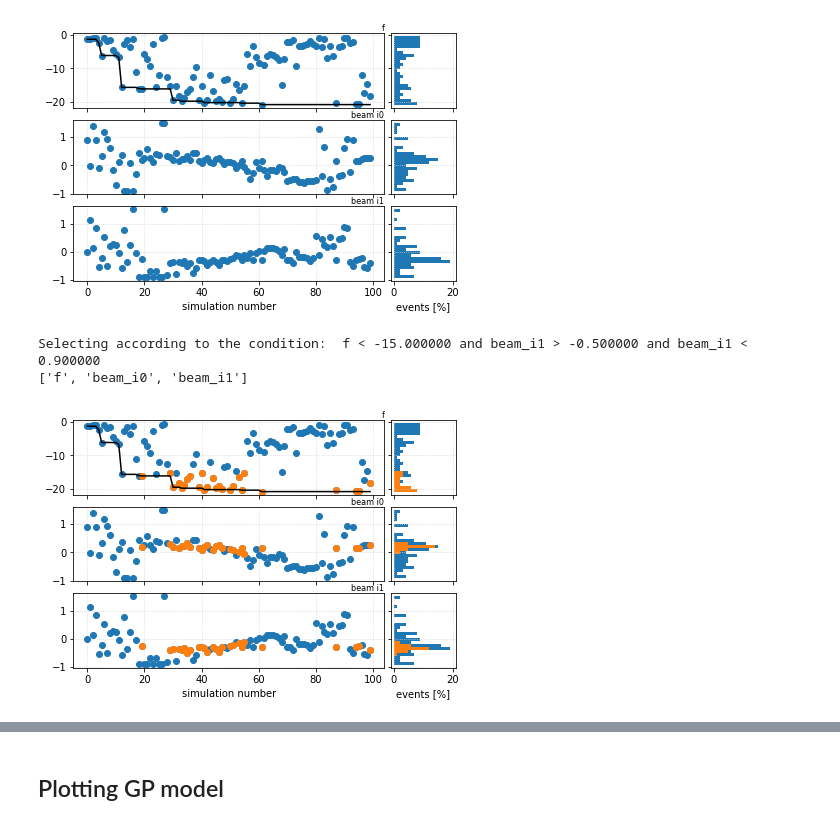
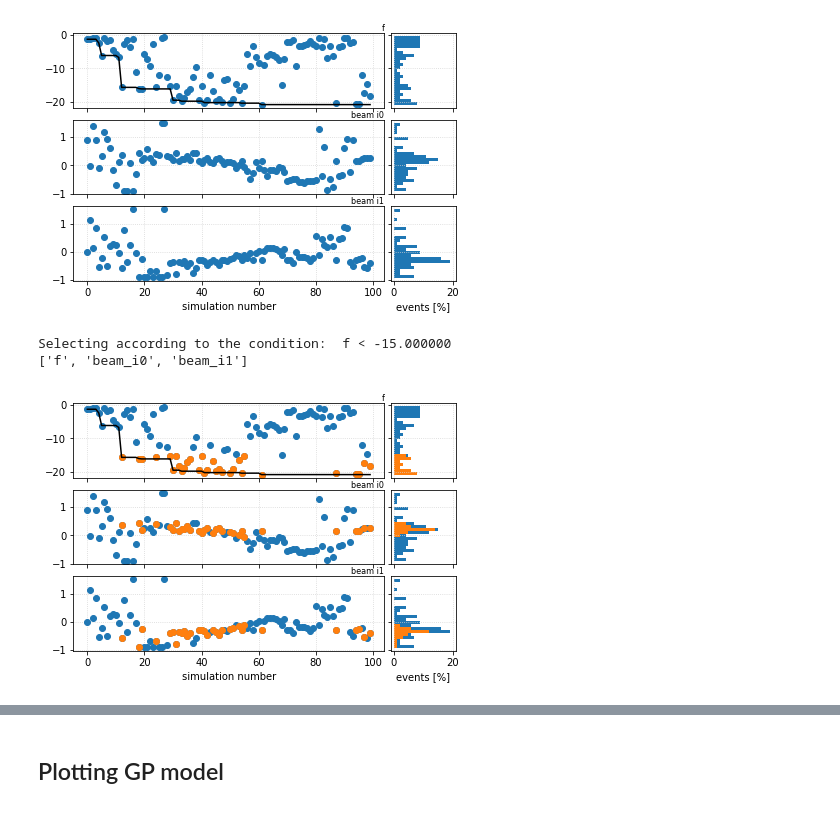
Before and after one commit to delaossa/optimas_pp, a Jupyter notebook: examples/Notebook.ipynb, the cells around one changed output, grey strips where cells are left out. Saved outputs shown, nothing was run; the diff lists cells and outputs as text; code cells hidden in the pictures.

```diff
--- a/examples/Notebook.ipynb
+++ b/examples/Notebook.ipynb
@@ -37,10 +37,10 @@ pp.plot_history()
 # %% [output]
 ['f', 'beam_i0', 'beam_i1']
 [figure]
-# %%
-# highlight points according to a selection criteria
-pp.plot_history(select={'f': [None, -15], 'beam_i1': [-0.5, 0.9]})
-# %% [output]
-Selecting according to the condition:  f < -15.000000 and beam_i1 > -0.500000 and beam_i1 < 0.900000
-['f', 'beam_i0', 'beam_i1']
-[figure, removed]
+# %%
+# highlight points according to a selection criteria
+pp.plot_history(select={'f': [None, -15]})
+# %% [output]
+Selecting according to the condition:  f < -15.000000
+['f', 'beam_i0', 'beam_i1']
+[figure, added]
```
Also changed, not shown: parts of 5 cells of this notebook.
